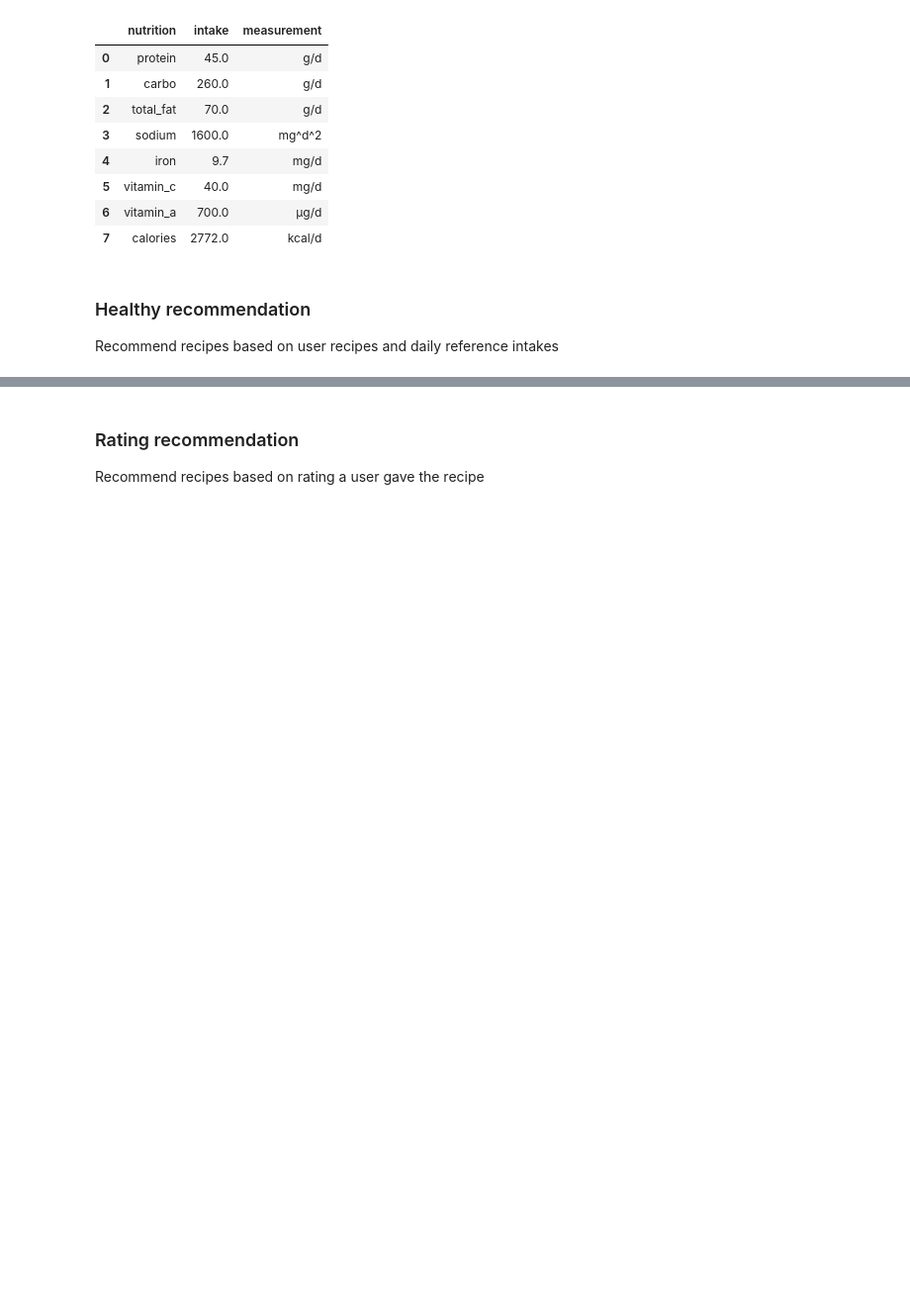
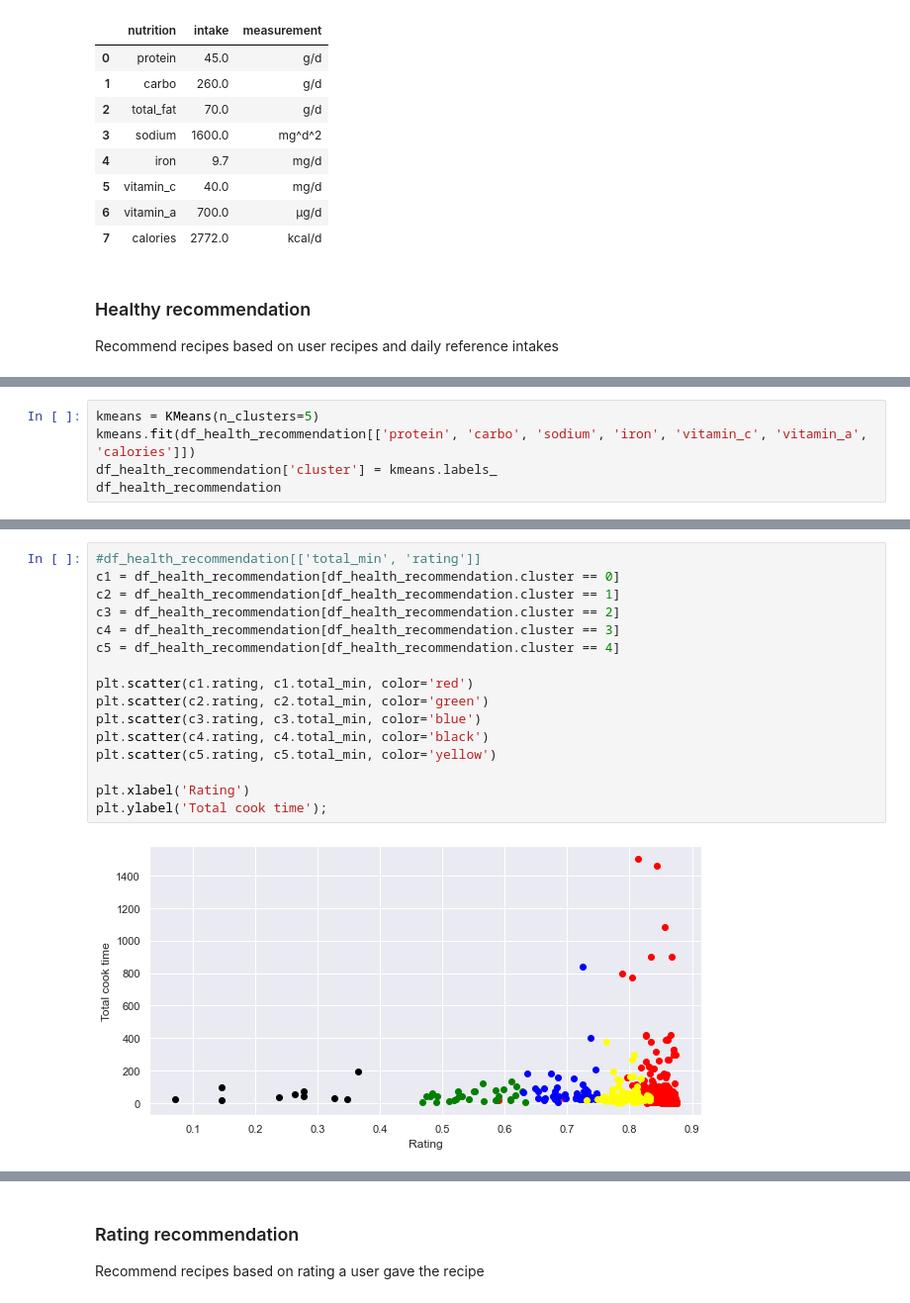
Before and after one commit to jellehuibregtse/recipe-recommendation-system, a Jupyter notebook: cookbook_ml.ipynb, the cells around one changed output, grey strips where cells are left out. Shown at 99% size. Drawn from its saved outputs; the diff is of its cells as text; blank space fills up the shorter version.

```diff
--- a/cookbook_ml.ipynb
+++ b/cookbook_ml.ipynb
@@ -194,0 +228,5 @@ calories: 2195.94
+# %%
+kmeans = KMeans(n_clusters=5)
+kmeans.fit(df_health_recommendation[['protein', 'carbo', 'sodium', 'iron', 'vitamin_c', 'vitamin_a', 'calories']])
+df_health_recommendation['cluster'] = kmeans.labels_
+df_health_recommendation
@@ -195,3 +248,21 @@ calories: 2195.94
+# %%
+#df_health_recommendation[['total_min', 'rating']]
+c1 = df_health_recommendation[df_health_recommendation.cluster == 0]
+c2 = df_health_recommendation[df_health_recommendation.cluster == 1]
+c3 = df_health_recommendation[df_health_recommendation.cluster == 2]
+c4 = df_health_recommendation[df_health_recommendation.cluster == 3]
+c5 = df_health_recommendation[df_health_recommendation.cluster == 4]
+
+plt.scatter(c1.rating, c1.total_min, color='red')
+plt.scatter(c2.rating, c2.total_min, color='green')
+plt.scatter(c3.rating, c3.total_min, color='blue')
+plt.scatter(c4.rating, c4.total_min, color='black')
+plt.scatter(c5.rating, c5.total_min, color='yellow')
+
+plt.xlabel('Rating')
+plt.ylabel('Total cook time');
+# %% [output]
+[figure, added]
 # %%
 # Adding reccomended recipe to user recipes
 df_user_recipe = df_user_recipe.append({'recipe_id': df_health_recommendation.sort_values(by='rating', ascending=0).index[0], 'rating': np.nan, 'date_of_consumption': datetime.datetime.now().strftime("%Y-%m-%d")}, ignore_index=True).sort_values(by='date_of_consumption', ascending=0)
```
Also changed, not shown: parts of 10 cells of this notebook.
